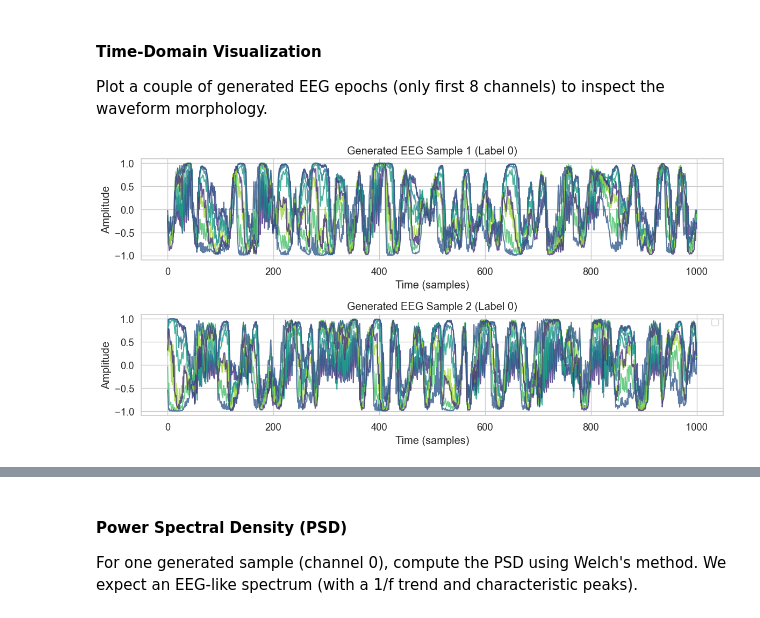
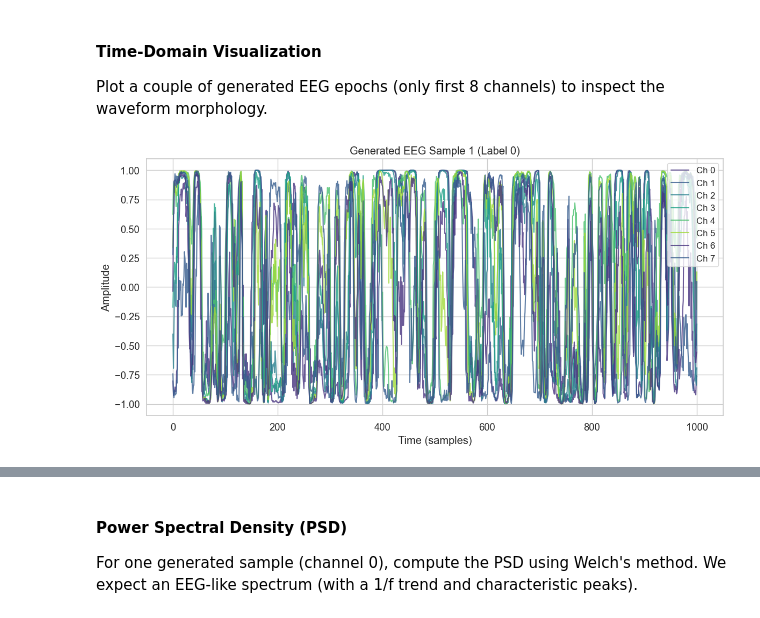
Before and after one commit to tneuschaefer/gnn-project, a Jupyter notebook: notebooks/GAN_augmentation_exploration.ipynb, the cells around one changed output, grey strips where cells are left out. Drawn from its saved outputs; the diff is of its cells as text; code cells hidden in the pictures.

```diff
--- a/notebooks/GAN_augmentation_exploration.ipynb
+++ b/notebooks/GAN_augmentation_exploration.ipynb
@@ -65,6 +71,8 @@ n_channels = 63
 signal_len = 1000    # 5 seconds at 200 Hz
 num_classes = 2
 
+target_signal_len = 1001
+
 batch_size = 64
 learning_rate = 5e-5
 lambda_gp = 10
@@ -586,0 +724,9 @@ Best generator loaded successfully!
+# %%
+# Enhanced model loading
+
+# Load the best saved generator
+best_generator_enhanced = EEGGenerator(latent_dim, n_channels, target_signal_len, num_classes).to(device)
+best_generator_enhanced.load_state_dict(torch.load('./models/enhanced/best_generator.pth', map_location=device))
+best_generator_enhanced.eval()
+
+print("Best generator(enhanced) loaded successfully!")
@@ -637,7 +806,7 @@ real_label_tensor = torch.from_numpy(real_label).unsqueeze(0).to(device)
 
 noise = torch.randn(1, latent_dim).to(device)
 with torch.no_grad():
-    synthetic_sample = best_generator(noise, real_label_tensor).cpu().numpy()[0]
+    synthetic_sample = best_generator_original(noise, real_label_tensor).cpu().numpy()[0]
 
 # Plot comparison for the first 5 channels
 plt.figure(figsize=(12, 6))
@@ -645,7 +814,7 @@ for ch in range(5):
     plt.plot(real_sample[ch, :], label=f"Real CH{ch+1}", alpha=0.7)
     plt.plot(synthetic_sample[ch, :], linestyle="dashed", label=f"Synthetic CH{ch+1}", alpha=0.7)
 plt.legend()
-plt.title("Enhanced Plot: Real vs. Synthetic EEG Signals (Best Model)")
+plt.title("Enhanced Plot: Real vs. Synthetic EEG Signals (Best Model)(original)")
 plt.xlabel("Time Samples")
 plt.ylabel("Amplitude")
 plt.show()
@@ -653,0 +823,21 @@ plt.show()
+# %%
+# Select a random real sample from validation set and generate synthetic sample using best generator
+sample_idx = 0
+real_sample = X_val[sample_idx]
+real_label = Y_val[sample_idx]
+real_label_tensor = torch.from_numpy(real_label).unsqueeze(0).to(device)
+
+noise = torch.randn(1, latent_dim).to(device)
+with torch.no_grad():
+    synthetic_sample = best_generator_enhanced(noise, real_label_tensor).cpu().numpy()[0]
+
+# Plot comparison for the first 5 channels
+plt.figure(figsize=(12, 6))
+for ch in range(5):
+    plt.plot(real_sample[ch, :], label=f"Real CH{ch+1}", alpha=0.7)
+    plt.plot(synthetic_sample[ch, :], linestyle="dashed", label=f"Synthetic CH{ch+1}", alpha=0.7)
+plt.legend()
+plt.title("Enhanced Plot: Real vs. Synthetic EEG Signals (Best Model)(enhanced)")
+plt.xlabel("Time Samples")
+plt.ylabel("Amplitude")
+plt.show()
@@ -676,17 +886,20 @@ fake_samples = generate_samples(best_generator, 4, label_int=0)
 Plot a couple of generated EEG epochs (only first 8 channels) to inspect the waveform morphology.
 # %%
 # Plot generated samples clearly for evaluation
-num_to_plot = 2
+num_to_plot = 1
+# fake samples
+fake_samples_original = generate_samples(best_generator_original, 2, label_int=0)
+
 plt.figure(figsize=(12, 6))
 for i in range(num_to_plot):
     plt.subplot(num_to_plot, 1, i+1)
     for ch in range(8):
-        plt.plot(fake_samples[i, ch, :], label=f"Ch {ch}" if i==0 else "", alpha=0.8)
+        plt.plot(fake_samples_original[i, ch, :], label=f"Ch {ch}" if i==0 else "", alpha=0.8)
     plt.title(f"Generated EEG Sample {i+1} (Label 0)")
     plt.xlabel("Time (samples)")
     plt.ylabel("Amplitude")
 plt.tight_layout()
 plt.legend(loc="upper right", fontsize="small")
 plt.show()
 # %% [output]
-[figure, old version]
+[figure, new version]
```
Also changed, not shown: parts of 23 cells of this notebook, 4 other files.
